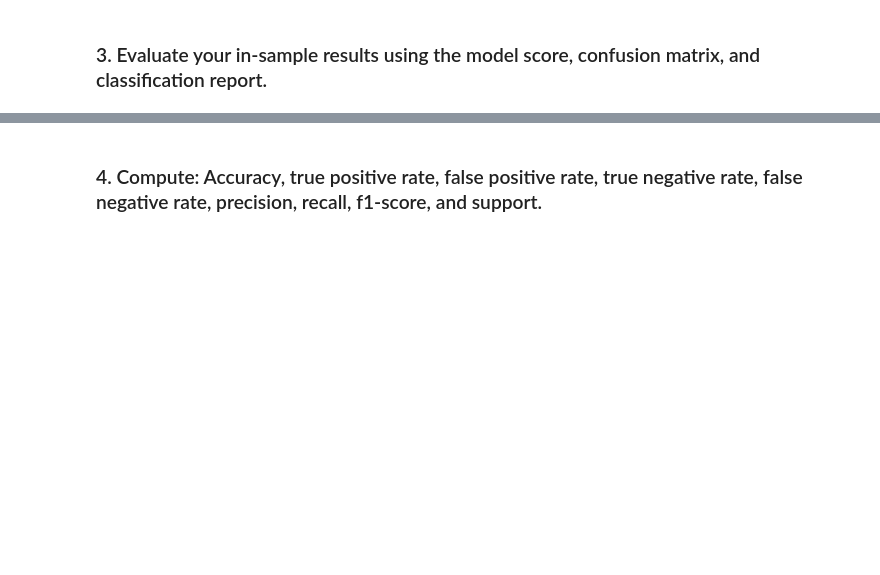
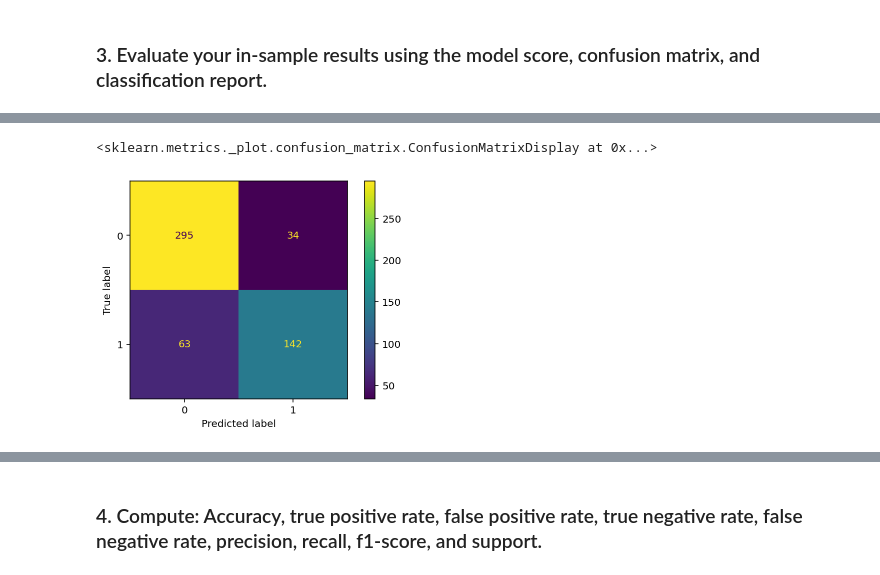
Before and after one commit to QMCBT-JustinEvans/classification-exercises, a Jupyter notebook: model.ipynb, the cells around one changed output, grey strips where cells are left out. Saved outputs shown, nothing was run; the diff lists cells and outputs as text; code cells hidden in the pictures; blank space fills up the shorter version.

```diff
--- a/model.ipynb
+++ b/model.ipynb
@@ -83,0 +228,5 @@ accuracy
+# %%
+plot_confusion_matrix(tree1, X_train, y_train)
+# %% [output]
+<sklearn.metrics._plot.confusion_matrix.ConfusionMatrixDisplay at 0x...>
+[figure, added]
```
Also changed, not shown: parts of 74 cells of this notebook, 10 other files.
